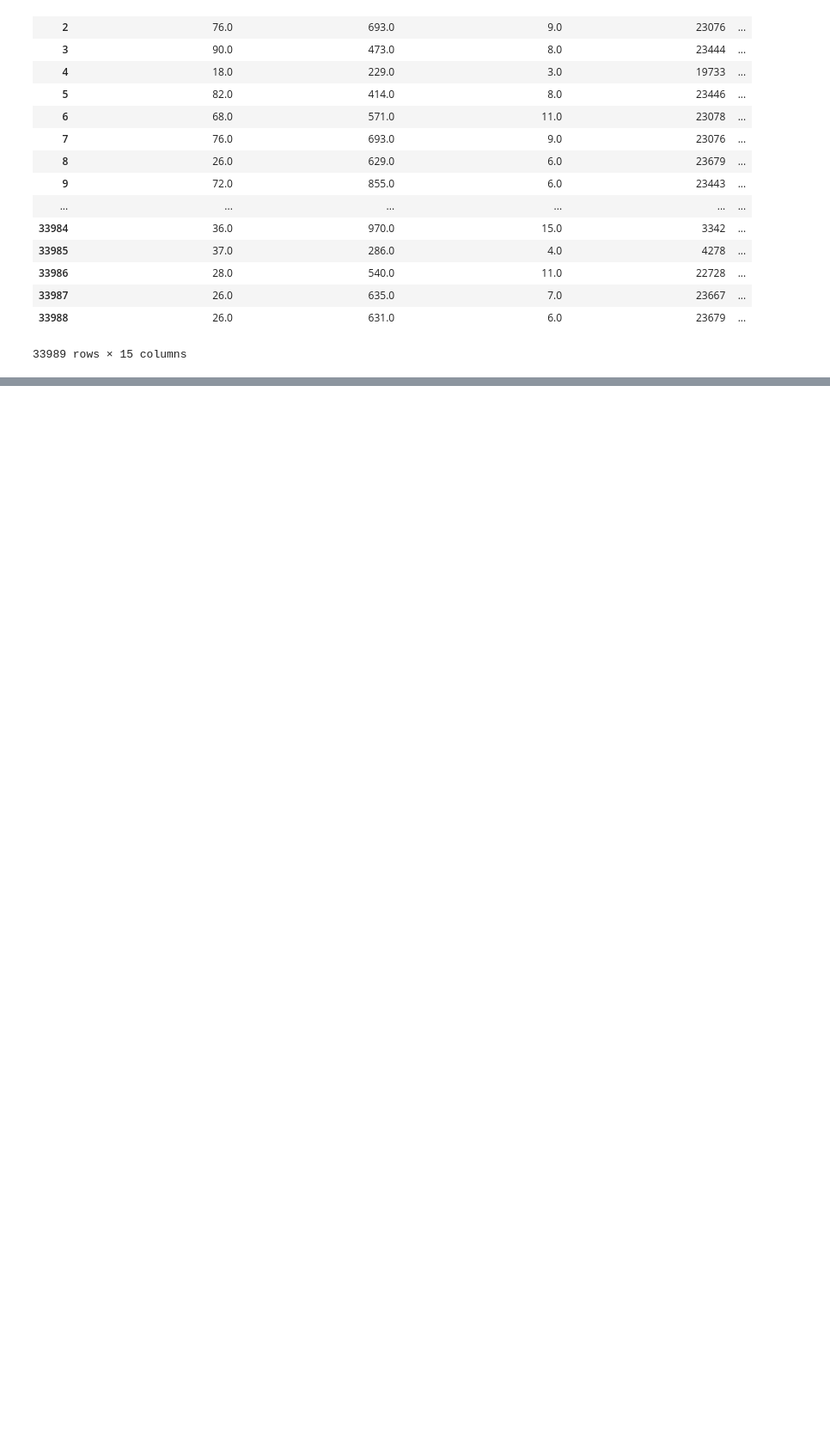
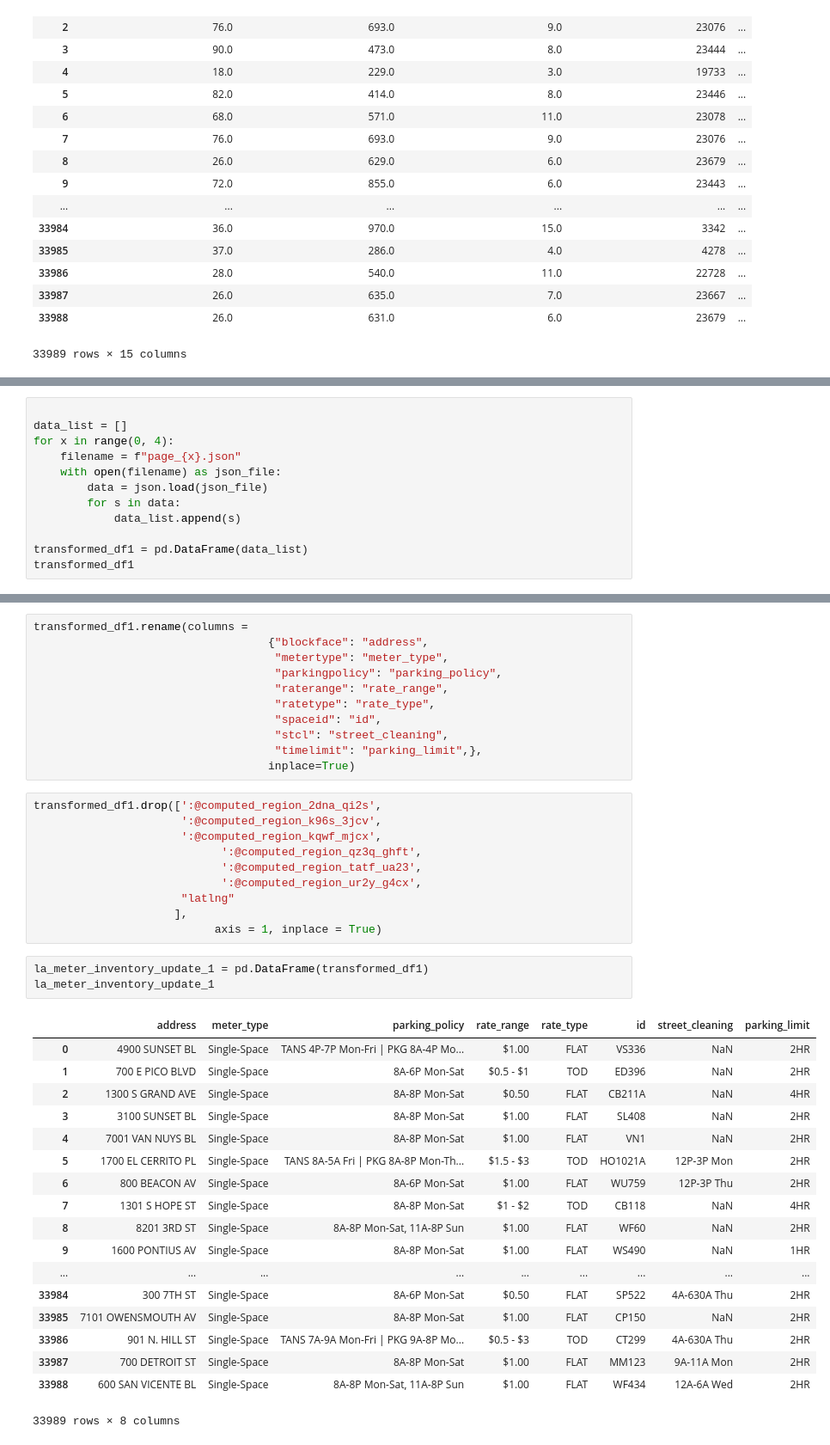
Before and after one commit to aicentaur/los_angeles_parking_citations, a Jupyter notebook: etl/meters_inventory/inventory_extract_data.ipynb, the cells around one changed output, grey strips where cells are left out. Shown at 86% size. Drawn from its saved outputs; the diff is of its cells as text; blank space fills up the shorter version.

Commit message:
pipeline test for loading data into db. Clean up file later

```diff
--- a/etl/meters_inventory/inventory_extract_data.ipynb
+++ b/etl/meters_inventory/inventory_extract_data.ipynb
@@ -67,0 +157,12 @@ la_meter_inventory_df
+# %%
+
+data_list = []
+for x in range(0, 4):
+    filename = f"page_{x}.json"
+    with open(filename) as json_file:
+        data = json.load(json_file)
+        for s in data:
+            data_list.append(s)
+
+transformed_df1 = pd.DataFrame(data_list)
+transformed_df1
@@ -67,0 +188,43 @@ la_meter_inventory_df
+# %%
+transformed_df1.rename(columns =
+                                   {"blockface": "address",
+                                    "metertype": "meter_type",
+                                    "parkingpolicy": "parking_policy",
+                                    "raterange": "rate_range",
+                                    "ratetype": "rate_type",
+                                    "spaceid": "id",
+                                    "stcl": "street_cleaning",
+                                    "timelimit": "parking_limit",},
+                                   inplace=True)
+# %%
+transformed_df1.drop([':@computed_region_2dna_qi2s',
+                      ':@computed_region_k96s_3jcv',
+                      ':@computed_region_kqwf_mjcx',
+                            ':@computed_region_qz3q_ghft',
+                            ':@computed_region_tatf_ua23',
+                            ':@computed_region_ur2y_g4cx',
+                      "latlng"
+                     ],
+                           axis = 1, inplace = True)
+# %%
+la_meter_inventory_update_1 = pd.DataFrame(transformed_df1)
+la_meter_inventory_update_1
+# %% [output]
+|  | address | meter_type | parking_policy | rate_range | rate_type | id | street_cleaning | parking_limit |
+| 0 | 4900 SUNSET BL | Single-Space | TANS 4P-7P Mon-Fri | PKG 8A-4P Mo... | $1.00 | FLAT | VS336 | NaN | 2HR |
+| 1 | 700 E PICO BLVD | Single-Space | 8A-6P Mon-Sat | $0.5 - $1 | TOD | ED396 | NaN | 2HR |
+| 2 | 1300 S GRAND AVE | Single-Space | 8A-8P Mon-Sat | $0.50 | FLAT | CB211A | NaN | 4HR |
+| 3 | 3100 SUNSET BL | Single-Space | 8A-8P Mon-Sat | $1.00 | FLAT | SL408 | NaN | 2HR |
+| 4 | 7001 VAN NUYS BL | Single-Space | 8A-8P Mon-Sat | $1.00 | FLAT | VN1 | NaN | 2HR |
+| 5 | 1700 EL CERRITO PL | Single-Space | TANS 8A-5A Fri | PKG 8A-8P Mon-Th... | $1.5 - $3 | TOD | HO1021A | 12P-3P Mon | 2HR |
+| 6 | 800 BEACON AV | Single-Space | 8A-6P Mon-Sat | $1.00 | FLAT | WU759 | 12P-3P Thu | 2HR |
+| 7 | 1301 S HOPE ST | Single-Space | 8A-8P Mon-Sat | $1 - $2 | TOD | CB118 | NaN | 4HR |
+| 8 | 8201 3RD ST | Single-Space | 8A-8P Mon-Sat, 11A-8P Sun | $1.00 | FLAT | WF60 | NaN | 2HR |
+| 9 | 1600 PONTIUS AV | Single-Space | 8A-8P Mon-Sat | $1.00 | FLAT | WS490 | NaN | 1HR |
+| ... | ... | ... | ... | ... | ... | ... | ... | ... |
+| 33984 | 300 7TH ST | Single-Space | 8A-6P Mon-Sat | $0.50 | FLAT | SP522 | 4A-630A Thu | 2HR |
+| 33985 | 7101 OWENSMOUTH AV | Single-Space | 8A-8P Mon-Sat | $1.00 | FLAT | CP150 | NaN | 2HR |
+| 33986 | 901 N. HILL ST | Single-Space | TANS 7A-9A Mon-Fri | PKG 9A-8P Mo... | $0.5 - $3 | TOD | CT299 | 4A-630A Thu | 2HR |
+| 33987 | 700 DETROIT ST | Single-Space | 8A-8P Mon-Sat | $1.00 | FLAT | MM123 | 9A-11A Mon | 2HR |
+| 33988 | 600 SAN VICENTE BL | Single-Space | 8A-8P Mon-Sat, 11A-8P Sun | $1.00 | FLAT | WF434 | 12A-6A Wed | 2HR |
+33989 rows × 8 columns
```
Also changed, not shown: parts of 13 cells of this notebook.
